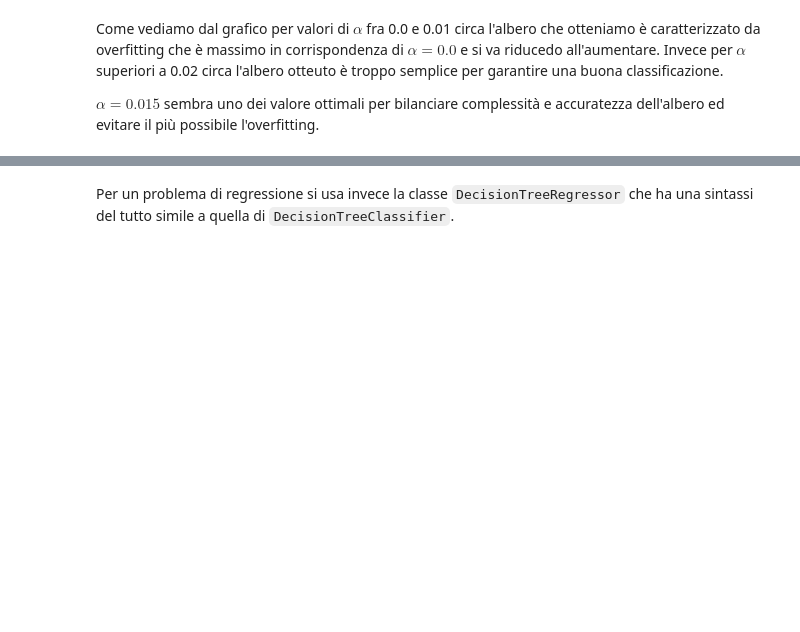
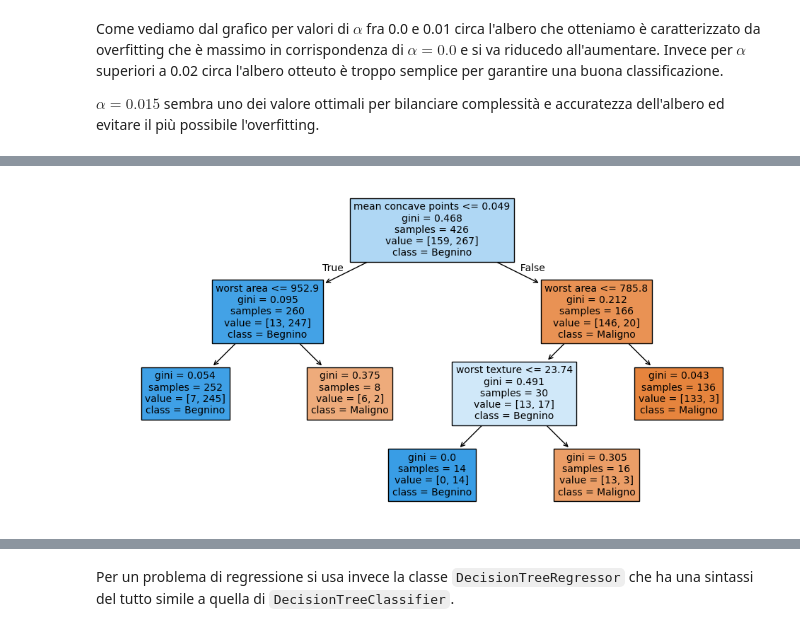
Before and after one commit to jb-sharp/stat4bigdata, a Jupyter notebook: Lezione 10/10-alberi.ipynb, the cells around one changed output, grey strips where cells are left out. Drawn from its saved outputs; the diff is of its cells as text; code cells hidden in the pictures; blank space fills up the shorter version.

```diff
--- a/Lezione 10/10-alberi.ipynb
+++ b/Lezione 10/10-alberi.ipynb
@@ -235,10 +343,12 @@ albero.fit(X_train, y_train)
 # %%
 plt.figure(figsize = (12, 6))
 plot_tree(albero,
           filled = True,  # Se colorare i nodi in base alle classi
           feature_names = data.columns,
-          class_names = ["Benigno", "Maligno"])
+          class_names = ["Maligno", "Begnino"])
 plt.show()
+# %% [output]
+[figure, added]
 # %%
 print(f"L'accuratezza di train è {albero.score(X_train, y_train):.3f}")
 print(f"L'accuratezza di test è {albero.score(X_test, y_test):.3f}")
```
Also changed, not shown: parts of 25 cells of this notebook.
